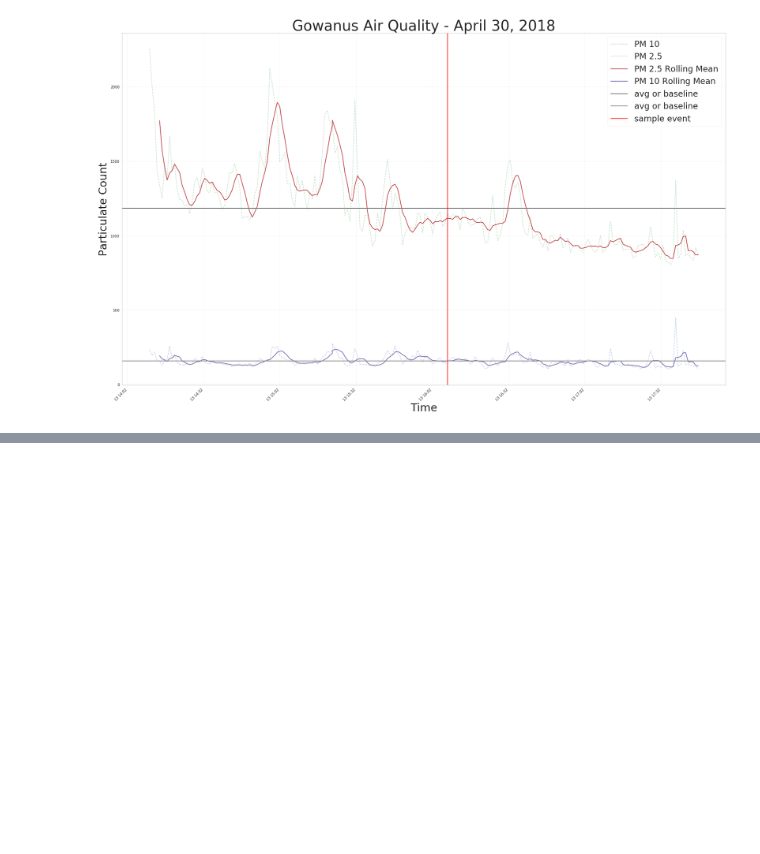
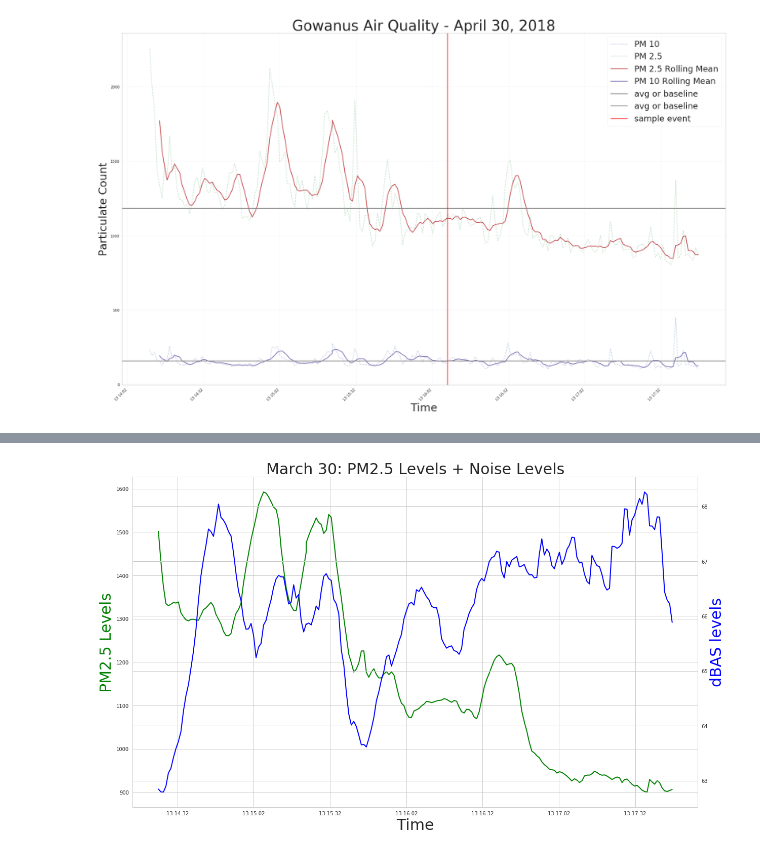
Before and after one commit to cmoscardi/gowanus, a Jupyter notebook: march30_draft.ipynb, the cells around one changed output, grey strips where cells are left out. Cells and saved outputs as stored; diff of their text form; code cells hidden in the pictures; blank space fills up the shorter version.

```diff
--- a/march30_draft.ipynb
+++ b/march30_draft.ipynb
@@ -138,0 +149,13 @@ plt.grid(linewidth=.2)
+# %%
+# slice noise data set so it's the same len as air df
+new_noise = df[::458].reset_index()
+# drop the sliced/weird index
+new_noise.drop(['index'], axis=1)
+# drop extra row
+new_noise = new_noise.drop(new_noise.index[221])
+# keeping only what we need, and dropping "time" so there aren't two of them when we merge
+new_noise = new_noise[['dBAS', 'timestamp']].copy()
+
+print (len(new_noise))
+print (len(final_air_df))
+print ('booyah!')
@@ -138,0 +166,3 @@ plt.grid(linewidth=.2)
+# %%
+merged = pd.concat([new_noise, final_air_df], join='outer', axis=1)
+merged.head()
@@ -138,0 +176,22 @@ plt.grid(linewidth=.2)
+# %%
+fig, ax1 = plt.subplots(figsize=(20,12))
+
+# create rolling means for pretty plotting
+# note: same window now that lens are equal
+pm25_merged_rm = pd.rolling_mean(merged.PM25, 15, center=False)
+dbas_merged_rm = pd.rolling_mean(merged.dBAS, 15, center=False)
+
+# twinx!
+ax2 = ax1.twinx()
+ax1.plot(merged.time, pm25_merged_rm, 'g-', linewidth=2)
+ax2.plot(merged.time, dbas_merged_rm, 'b-', linewidth=2)
+
+ax1.set_xlabel('Time', fontsize=30)
+ax1.set_ylabel('PM2.5 Levels', color='g', fontsize=30)
+ax2.set_ylabel('dBAS levels', color='b', fontsize=30)
+# plt.legend(prop={'size': 23}, frameon=True) # not sure how to get both in legend
+plt.setp(plt.gca().get_xticklabels(), rotation=45, horizontalalignment='right')
+plt.title('March 30: PM2.5 Levels + Noise Levels', fontsize=30)
+plt.show()
+# %% [output]
+[figure, added]
```
Also changed, not shown: parts of 9 cells of this notebook.
